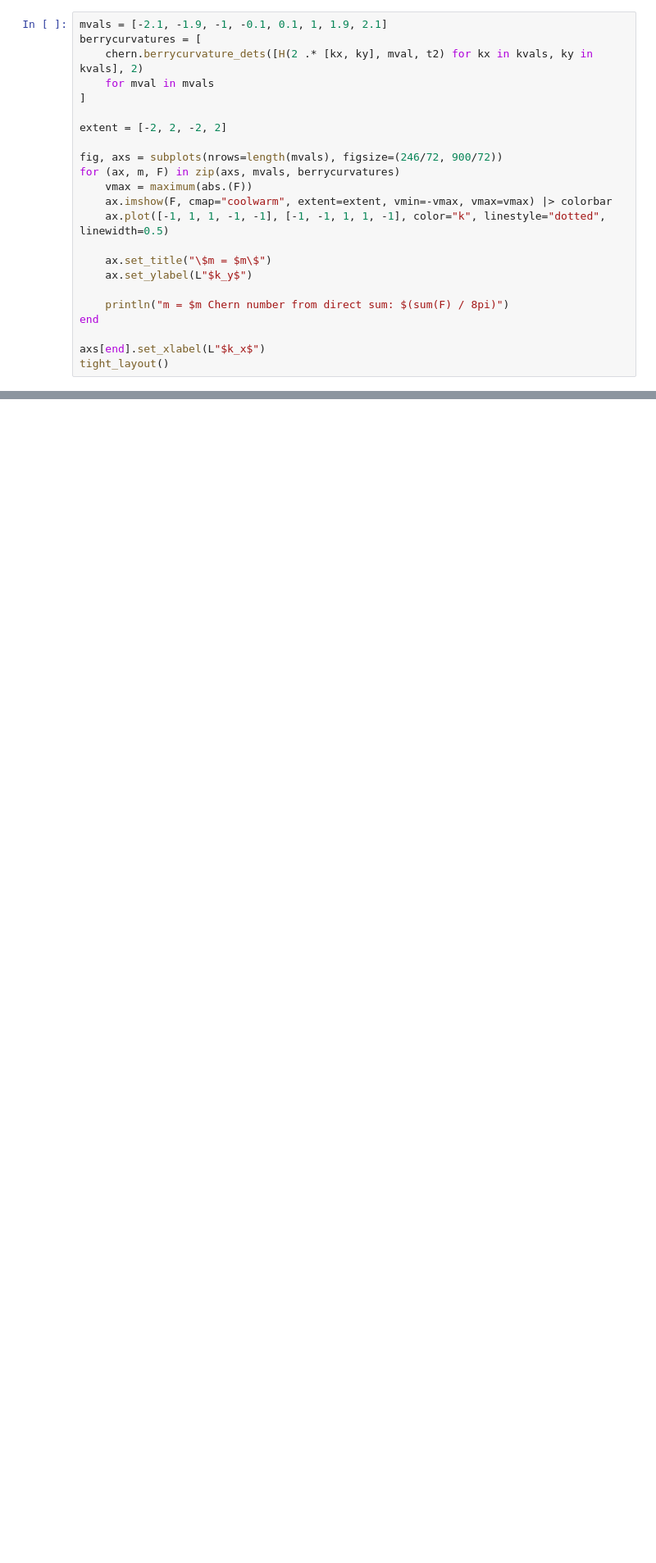
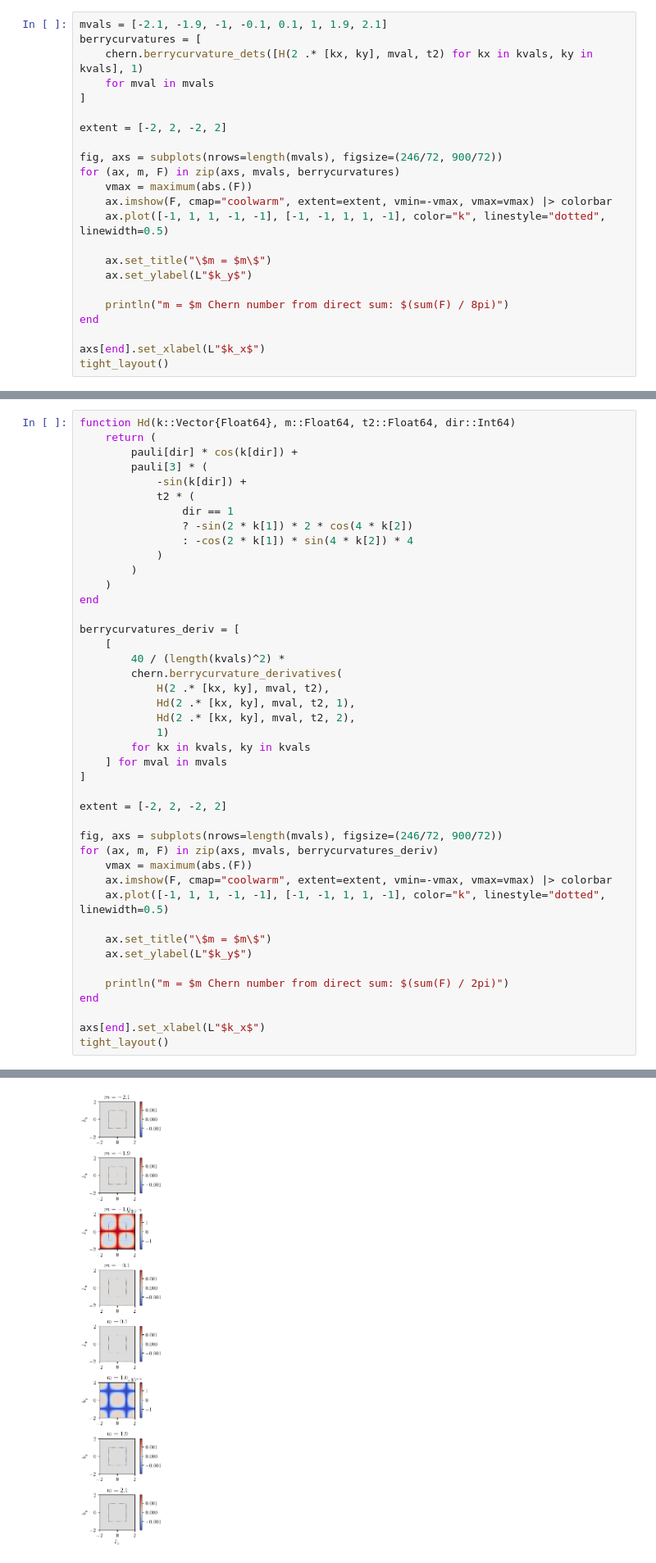
Before and after one commit to tensor4all/QuanticsTCI.jl, a Jupyter notebook: example/chern/chern_2x2.ipynb, the cells around one changed output, grey strips where cells are left out. Shown: that part at 82% size. Cells and saved outputs as stored; diff of their text form; blank space fills up the shorter version.

```diff
--- a/example/chern/chern_2x2.ipynb
+++ b/example/chern/chern_2x2.ipynb
@@ -321,7 +323,7 @@ For different choices of $m$, this model has a Berry curvature with extended str
 # %%
 mvals = [-2.1, -1.9, -1, -0.1, 0.1, 1, 1.9, 2.1]
 berrycurvatures = [
-    chern.berrycurvature_dets([H(2 .* [kx, ky], mval, t2) for kx in kvals, ky in kvals], 2)
+    chern.berrycurvature_dets([H(2 .* [kx, ky], mval, t2) for kx in kvals, ky in kvals], 1)
     for mval in mvals
 ]
 
@@ -355,0 +360,44 @@ m = 2.1 Chern number from direct sum: 6.237421125314563e-15
+# %%
+function Hd(k::Vector{Float64}, m::Float64, t2::Float64, dir::Int64)
+    return (
+        pauli[dir] * cos(k[dir]) +
+        pauli[3] * (
+            -sin(k[dir]) +
+            t2 * (
+                dir == 1
+                ? -sin(2 * k[1]) * 2 * cos(4 * k[2])
+                : -cos(2 * k[1]) * sin(4 * k[2]) * 4
+            )
+        )
+    )
+end
+
+berrycurvatures_deriv = [
+    [
+        40 / (length(kvals)^2) *
+        chern.berrycurvature_derivatives(
+            H(2 .* [kx, ky], mval, t2),
+            Hd(2 .* [kx, ky], mval, t2, 1),
+            Hd(2 .* [kx, ky], mval, t2, 2),
+            1)
+        for kx in kvals, ky in kvals
+    ] for mval in mvals
+]
+
+extent = [-2, 2, -2, 2]
+
+fig, axs = subplots(nrows=length(mvals), figsize=(246/72, 900/72))
+for (ax, m, F) in zip(axs, mvals, berrycurvatures_deriv)
+    vmax = maximum(abs.(F))
+    ax.imshow(F, cmap="coolwarm", extent=extent, vmin=-vmax, vmax=vmax) |> colorbar
+    ax.plot([-1, 1, 1, -1, -1], [-1, -1, 1, 1, -1], color="k", linestyle="dotted", linewidth=0.5)
+
+    ax.set_title("\$m = $m\$")
+    ax.set_ylabel(L"$k_y$")
+
+    println("m = $m Chern number from direct sum: $(sum(F) / 2pi)")
+end
+
+axs[end].set_xlabel(L"$k_x$")
+tight_layout()
+# %% [output]
@@ -355,0 +412 @@ m = 2.1 Chern number from direct sum: 6.237421125314563e-15
+[figure, added]
```
Also changed, not shown: parts of 16 cells of this notebook, 5 other files.
